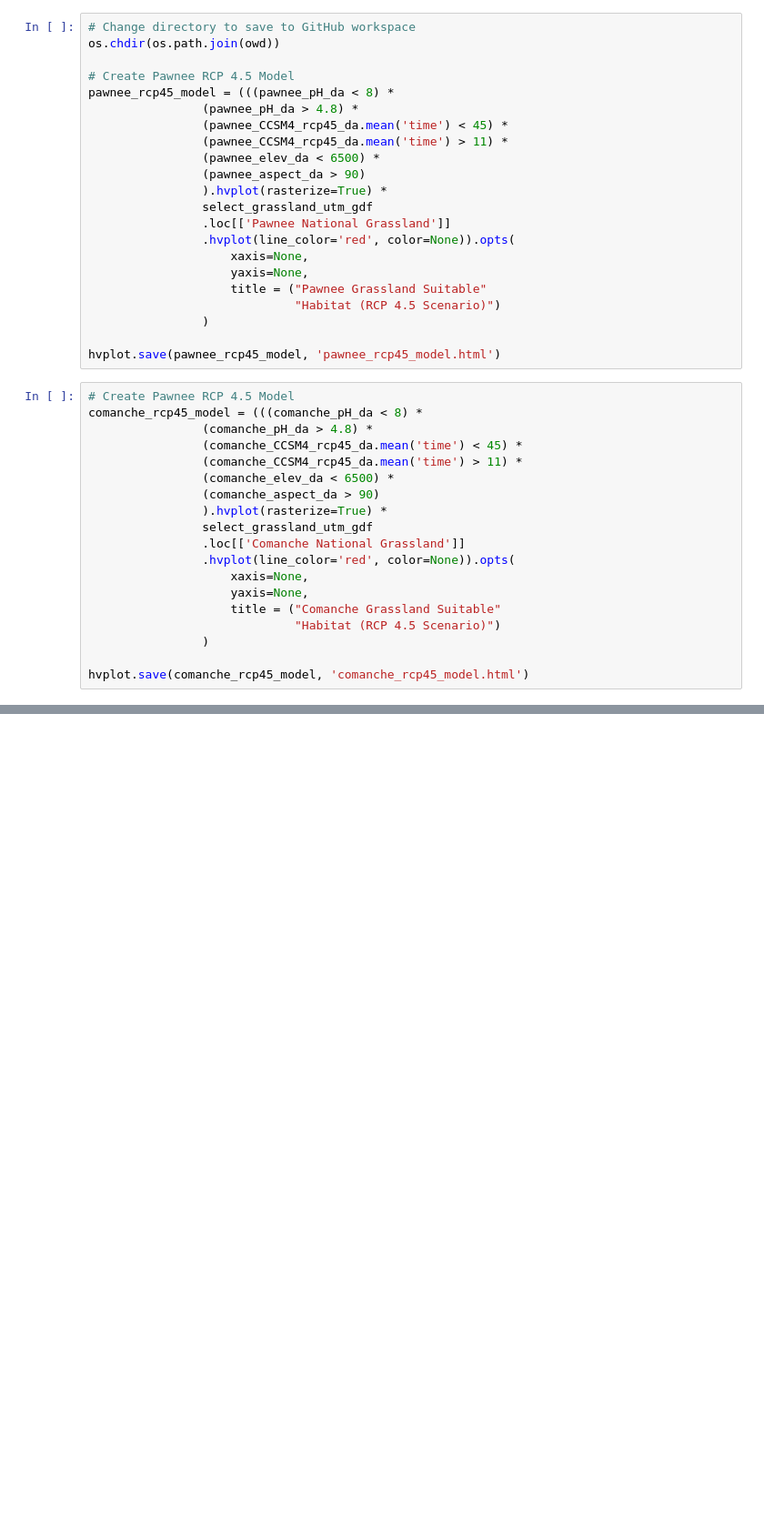
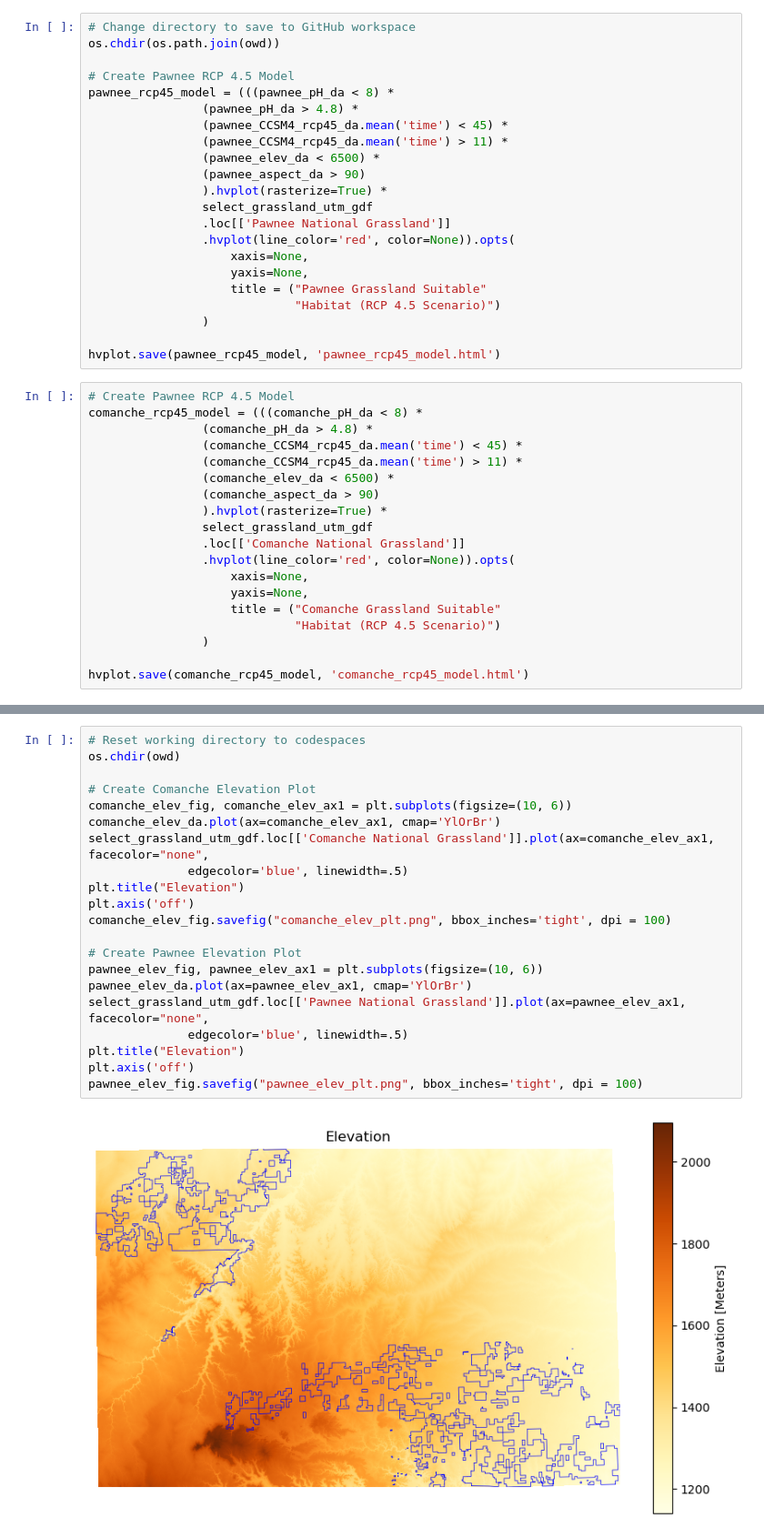
Before and after one commit to pth6570/earth-analytics-intro-final, a Jupyter notebook: final_current_dec17.ipynb, the cells around one changed output, grey strips where cells are left out. Shown at 91% size. Saved outputs shown, nothing was run; the diff lists cells and outputs as text; blank space fills up the shorter version.

```diff
--- a/final_current_dec17.ipynb
+++ b/final_current_dec17.ipynb
@@ -699,0 +703,23 @@ hvplot.save(comanche_rcp85_plt, 'comanche_rcp85_plt.html')
+# %%
+# Reset working directory to codespaces
+os.chdir(owd)
+
+# Create Comanche Elevation Plot
+comanche_elev_fig, comanche_elev_ax1 = plt.subplots(figsize=(10, 6))
+comanche_elev_da.plot(ax=comanche_elev_ax1, cmap='YlOrBr')
+select_grassland_utm_gdf.loc[['Comanche National Grassland']].plot(ax=comanche_elev_ax1, facecolor="none",
+              edgecolor='blue', linewidth=.5)
+plt.title("Elevation")
+plt.axis('off')
+comanche_elev_fig.savefig("comanche_elev_plt.png", bbox_inches='tight', dpi = 100)
+
+# Create Pawnee Elevation Plot
+pawnee_elev_fig, pawnee_elev_ax1 = plt.subplots(figsize=(10, 6))
+pawnee_elev_da.plot(ax=pawnee_elev_ax1, cmap='YlOrBr')
+select_grassland_utm_gdf.loc[['Pawnee National Grassland']].plot(ax=pawnee_elev_ax1, facecolor="none",
+              edgecolor='blue', linewidth=.5)
+plt.title("Elevation")
+plt.axis('off')
+pawnee_elev_fig.savefig("pawnee_elev_plt.png", bbox_inches='tight', dpi = 100)
+# %% [output]
+[figure, added]
```
Also changed, not shown: parts of 11 cells of this notebook, 10 other files.
